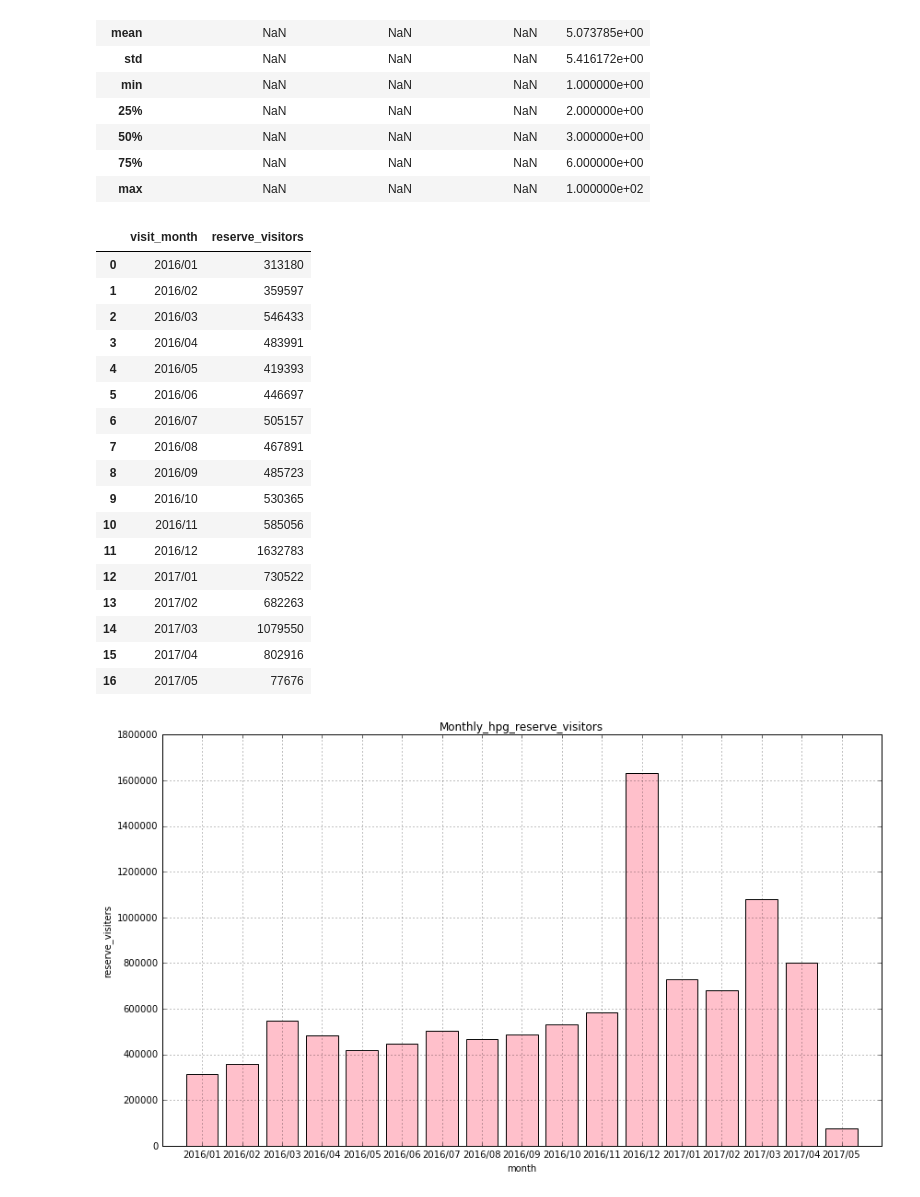
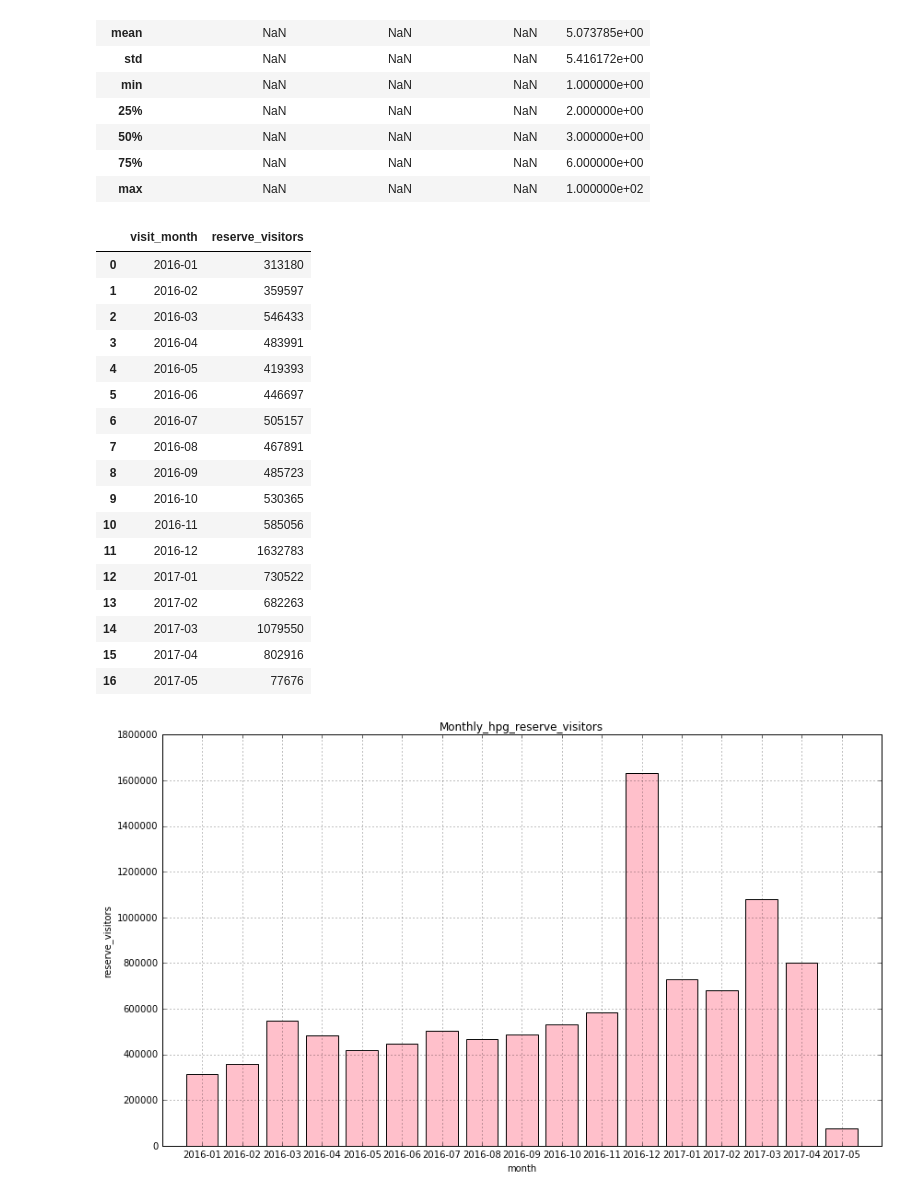
Before and after one commit to selectfromwhere/Restaurant_Visitor_Forecasting, a Jupyter notebook: check_data.ipynb, the cells around one changed output. Cells and saved outputs as stored; diff of their text form; code cells hidden in the pictures.

```diff
--- a/check_data.ipynb
+++ b/check_data.ipynb
@@ -383,30 +465,30 @@ df4.describe(include='all')
 # %%
 #  予約データを月次に加工
 df4_monthly = df4.copy()
-df4_monthly['visit_datetime'] = df4_monthly.visit_datetime.map(lambda x: x.strftime('%Y/%m'))
+df4_monthly['visit_datetime'] = df4_monthly.visit_datetime.map(lambda x: x.strftime('%Y-%m'))
 drop_col = ['hpg_store_id','reserve_datetime']
 df4_monthly = df4_monthly.rename(columns={'visit_datetime': 'visit_month'}).drop(drop_col,axis=1)
 df4_monthly = df4_monthly.groupby(['visit_month'])['reserve_visitors'].sum().reset_index()
 df4_monthly
 # %% [output]
 |  | visit_month | reserve_visitors |
-| 0 | 2016/01 | 313180 |
-| 1 | 2016/02 | 359597 |
-| 2 | 2016/03 | 546433 |
-| 3 | 2016/04 | 483991 |
-| 4 | 2016/05 | 419393 |
-| 5 | 2016/06 | 446697 |
-| 6 | 2016/07 | 505157 |
-| 7 | 2016/08 | 467891 |
-| 8 | 2016/09 | 485723 |
-| 9 | 2016/10 | 530365 |
-| 10 | 2016/11 | 585056 |
-| 11 | 2016/12 | 1632783 |
-| 12 | 2017/01 | 730522 |
-| 13 | 2017/02 | 682263 |
-| 14 | 2017/03 | 1079550 |
-| 15 | 2017/04 | 802916 |
-| 16 | 2017/05 | 77676 |
+| 0 | 2016-01 | 313180 |
+| 1 | 2016-02 | 359597 |
+| 2 | 2016-03 | 546433 |
+| 3 | 2016-04 | 483991 |
+| 4 | 2016-05 | 419393 |
+| 5 | 2016-06 | 446697 |
+| 6 | 2016-07 | 505157 |
+| 7 | 2016-08 | 467891 |
+| 8 | 2016-09 | 485723 |
+| 9 | 2016-10 | 530365 |
+| 10 | 2016-11 | 585056 |
+| 11 | 2016-12 | 1632783 |
+| 12 | 2017-01 | 730522 |
+| 13 | 2017-02 | 682263 |
+| 14 | 2017-03 | 1079550 |
+| 15 | 2017-04 | 802916 |
+| 16 | 2017-05 | 77676 |
 # %%
 plt.figure(figsize=(14, 8))
 plt.bar(np.arange(1,18), df4_monthly.reserve_visitors.as_matrix(), tick_label=df4_monthly.visit_month, align="center", color='pink')
```
Also changed, not shown: parts of 12 cells of this notebook.
